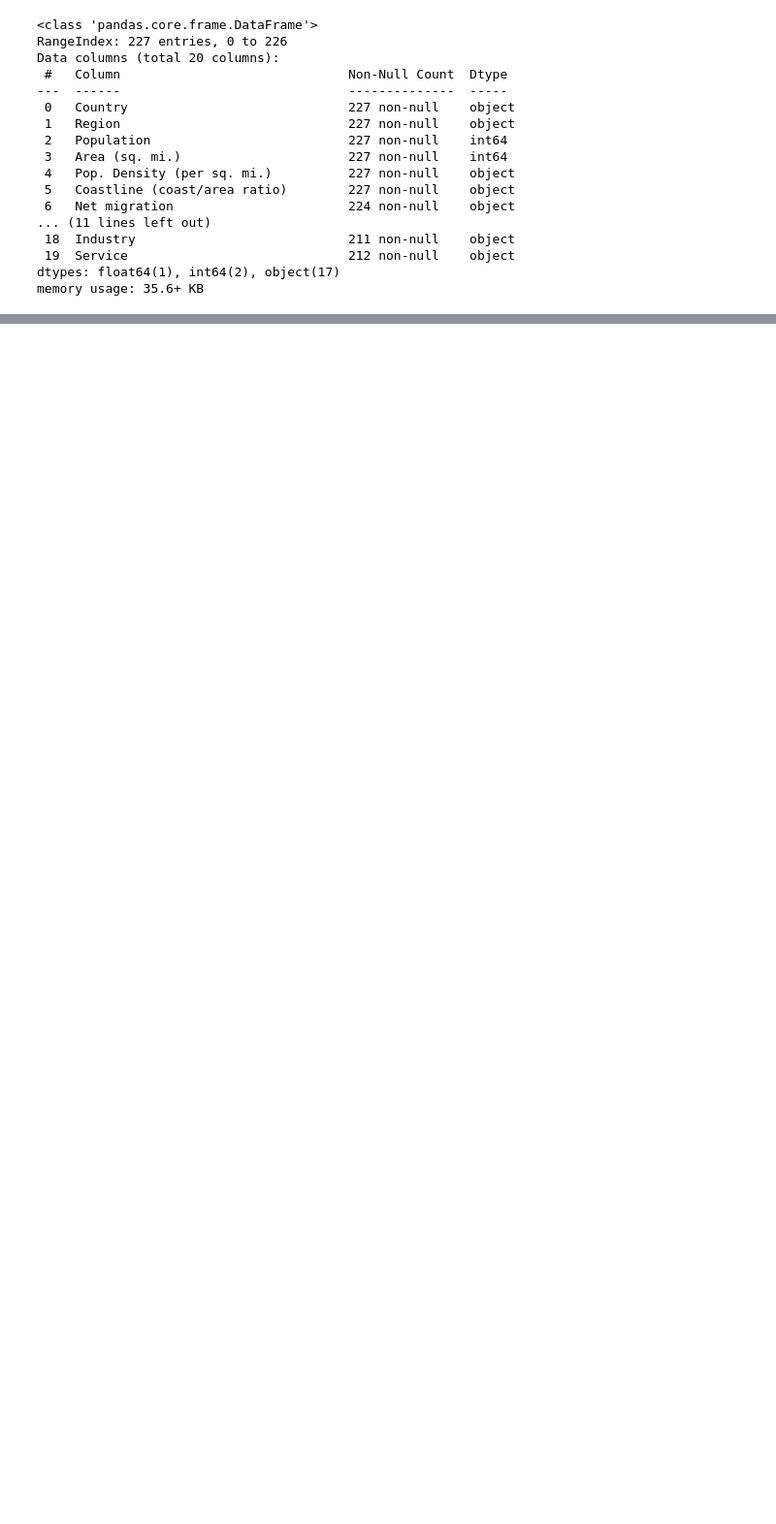
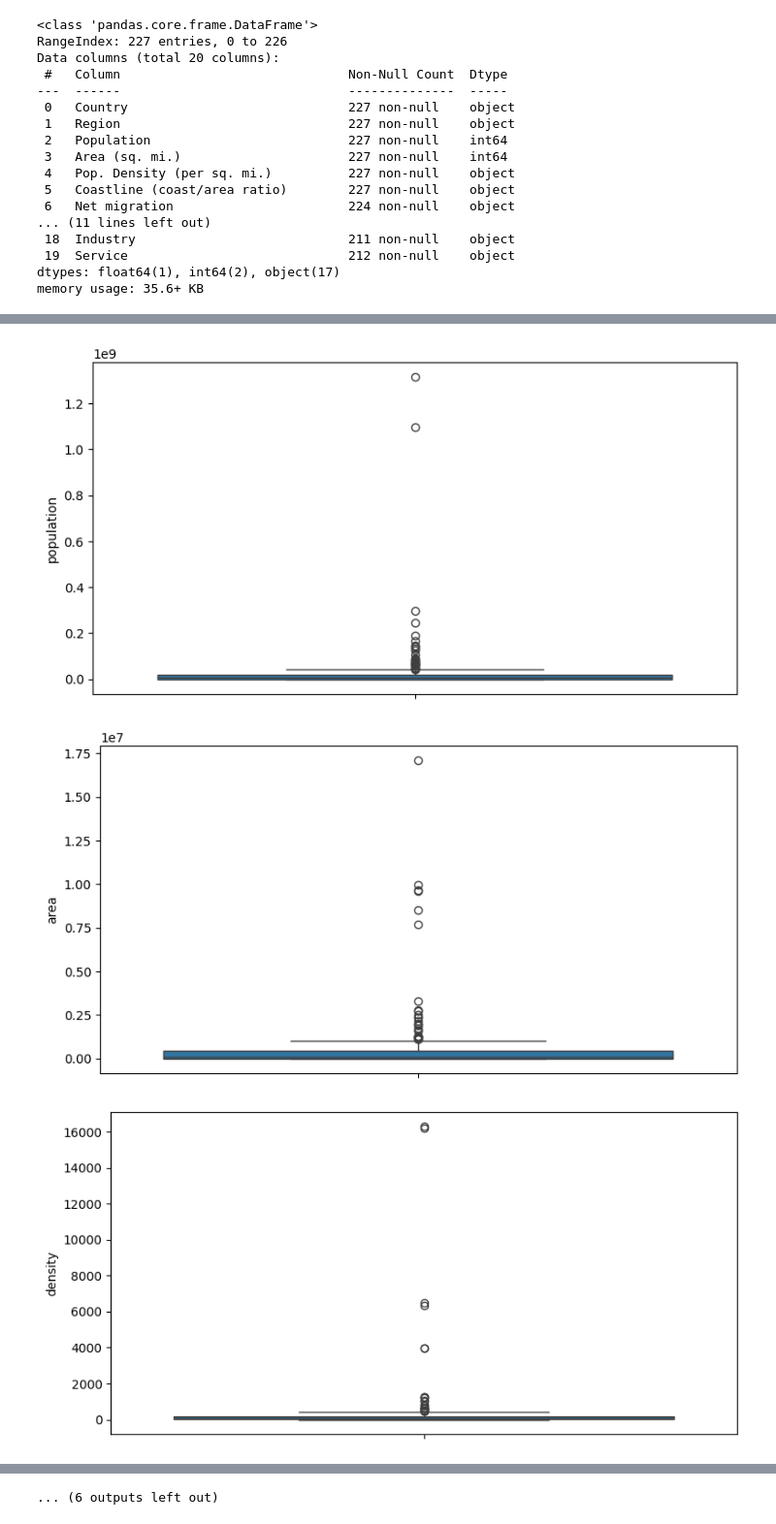
Before and after one commit to ujwalateegala/teegala-ujwala, a Jupyter notebook: project.ipynb, the cells around one changed output, grey strips where cells are left out. Shown at 97% size. Drawn from its saved outputs; the diff is of its cells as text; code cells hidden in the pictures; blank space fills up the shorter version.

```diff
--- a/project.ipynb
+++ b/project.ipynb
@@ -112,0 +153,13 @@ AttributeError: 'function' object has no attribute 'Density'
+# %%
+df_n = df.select_dtypes(include=['int','float'])
+features = list(df_n.columns)
+# %%
+for i,j in enumerate(features):
+  plt.figure(figsize=(20,50))
+  plt.subplot(9,2,i+1)
+  sns.boxplot(df_n[j])
+  plt.show()
+# %% [output]
+[figure, added]
+[figure, added]
+[figure, added]
@@ -112,0 +175 @@ AttributeError: 'function' object has no attribute 'Density'
+... (6 outputs left out)
```
Also changed, not shown: parts of 20 cells of this notebook.
